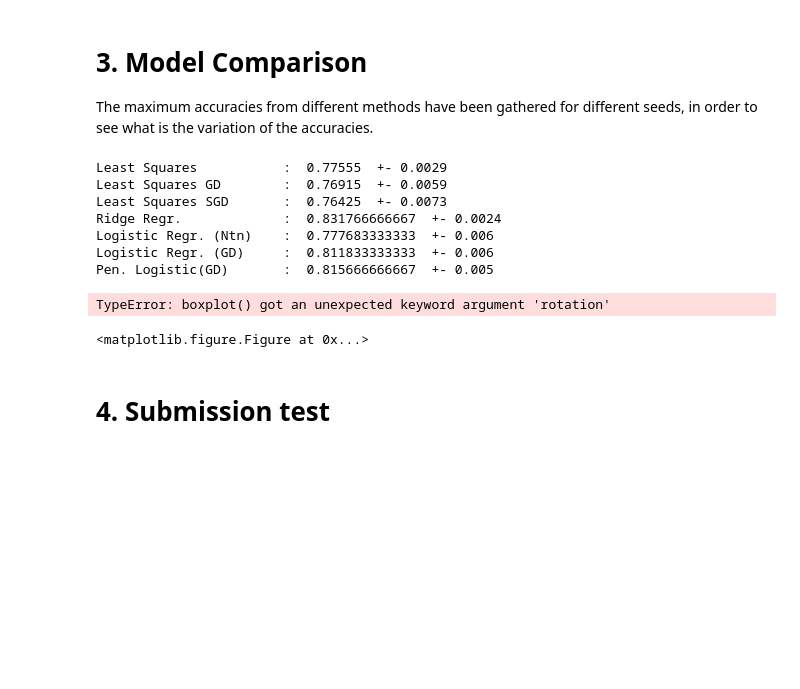
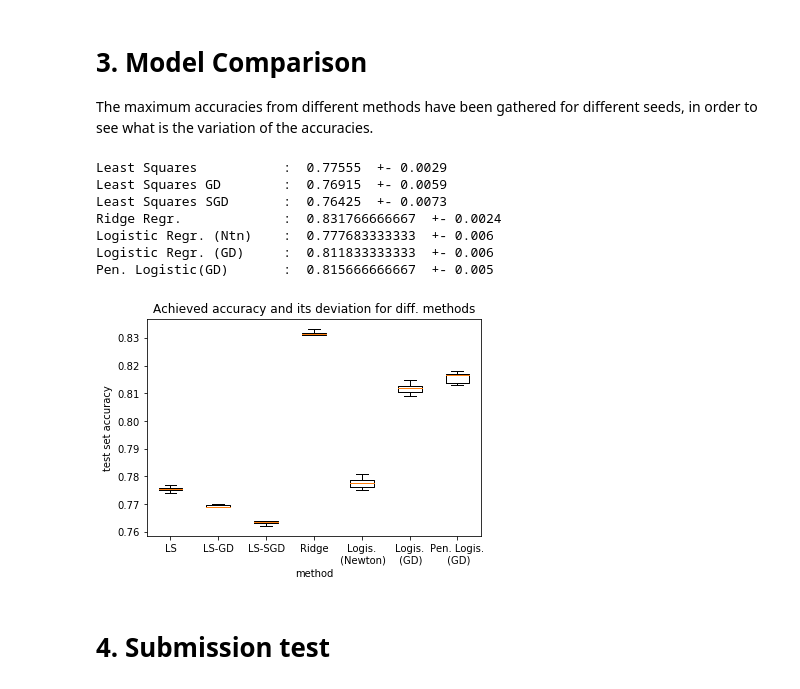
Before and after one commit to MLElec/ML_course, a Jupyter notebook: projects/project1/project_final.ipynb, the cells around one changed output. Cells and saved outputs as stored; diff of their text form; code cells hidden in the pictures; blank space fills up the shorter version.

```diff
--- a/projects/project1/project_final.ipynb
+++ b/projects/project1/project_final.ipynb
@@ -394,36 +394,35 @@ log_GD   =  [0.812,  0.813  , 0.815,  0.810, 0.809, 0.812]
 log_pen_GD= [0.817,  0.816  , 0.813,  0.818, 0.813, 0.817]
 
 def print_val(name,val):
     print(name,' \t: ', np.mean(val), ' +-',np.abs(np.max(val) - np.min(val)))
 
 print_val('Least Squares ',ls_res)
 print_val('Least Squares GD',lsgd_res)
 print_val('Least Squares SGD',lssdg_res)
 print_val('Ridge Regr.   ',ridge_res)
 print_val('Logistic Regr. (Ntn) ',log_New)
 print_val('Logistic Regr. (GD) ',log_GD)
 print_val('Pen. Logistic(GD) ',log_pen_GD)
 
 
 data = [ls_res, lsgd_res, lssdg_res, ridge_res, log_New, log_GD, log_pen_GD]
 
 # don't show outlier points
 plt.figure()
-plt.boxplot(data, 0, '', labels = ['LS','LS-GD','LS-SGD','Ridge','Logis.\n (Newton)', 'Logis. (GD)','Pen. Logis. (GD)'], rotation=90)
+plt.boxplot(data, 0, '', labels = ['LS','LS-GD','LS-SGD','Ridge','Logis.\n (Newton)', 'Logis.\n (GD)','Pen. Logis.\n (GD)'])
 plt.ylabel('test set accuracy')
 plt.xlabel('method')
 plt.title('Achieved accuracy and its deviation for diff. methods')
 plt.show()
 # %% [output]
 Least Squares           :  0.77555  +- 0.0029
 Least Squares GD        :  0.76915  +- 0.0059
 Least Squares SGD       :  0.76425  +- 0.0073
 Ridge Regr.             :  0.831766666667  +- 0.0024
 Logistic Regr. (Ntn)    :  0.777683333333  +- 0.006
 Logistic Regr. (GD)     :  0.811833333333  +- 0.006
 Pen. Logistic(GD)       :  0.815666666667  +- 0.005
-TypeError: boxplot() got an unexpected keyword argument 'rotation'
-<matplotlib.figure.Figure at 0x...>
+[figure, added]
 # %% [markdown]
 # 4. Submission test
 # %% [markdown]
```
